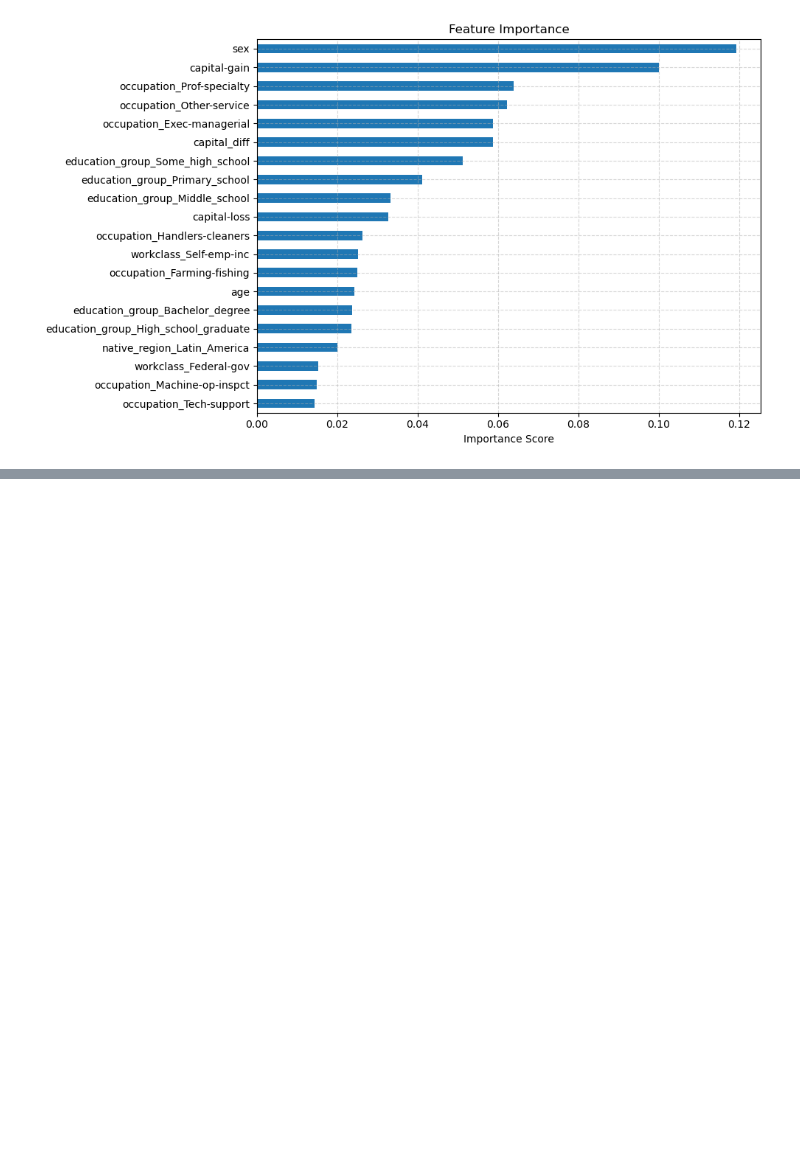
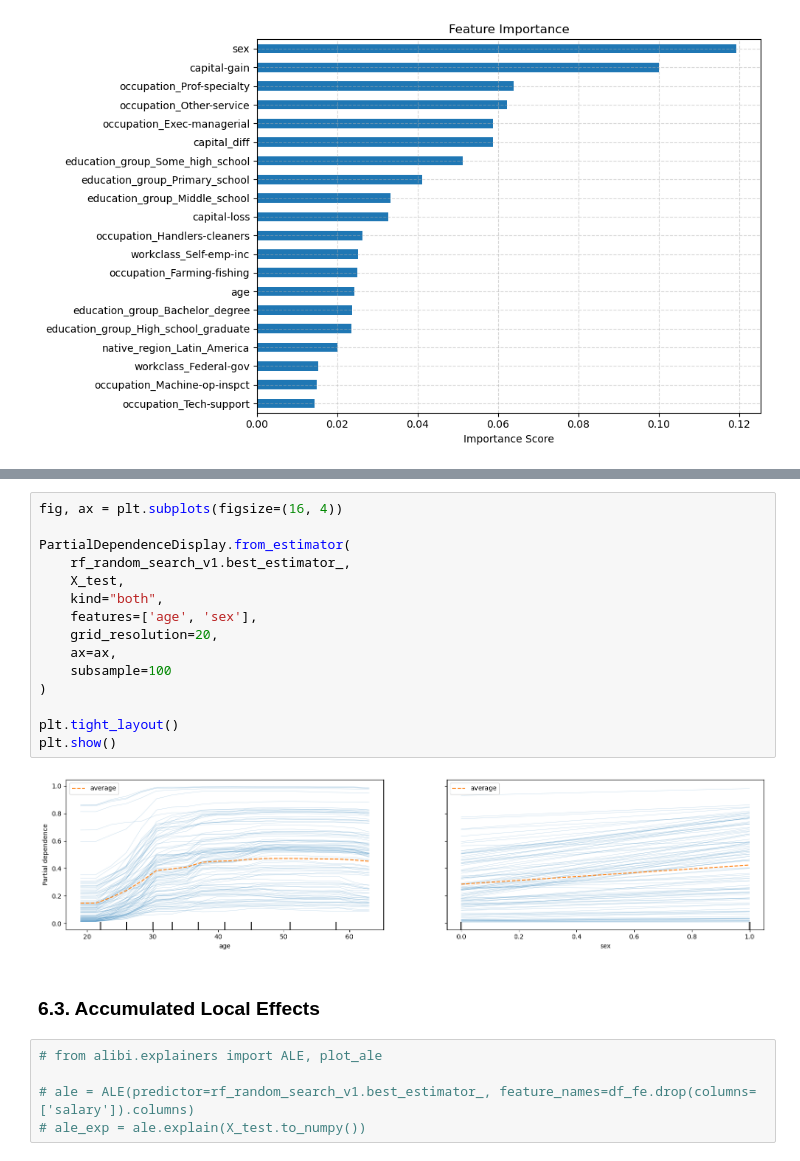
Before and after one commit to maxim-lichko/salary-prediction-classification, a Jupyter notebook: salary_prediction_classification.ipynb, the cells around one changed output, grey strips where cells are left out. Cells and saved outputs as stored; diff of their text form; blank space fills up the shorter version.

```diff
--- a/salary_prediction_classification.ipynb
+++ b/salary_prediction_classification.ipynb
@@ -933,0 +993,24 @@ Confusion Matrix (Test Data):
+# %%
+fig, ax = plt.subplots(figsize=(16, 4))
+
+PartialDependenceDisplay.from_estimator(
+    rf_random_search_v1.best_estimator_,
+    X_test,
+    kind="both",
+    features=['age', 'sex'],
+    grid_resolution=20,
+    ax=ax,
+    subsample=100
+)
+
+plt.tight_layout()
+plt.show()
+# %% [output]
+[figure, added]
+# %% [markdown]
+### 6.3. Accumulated Local Effects
+# %%
+# from alibi.explainers import ALE, plot_ale
+
+# ale = ALE(predictor=rf_random_search_v1.best_estimator_, feature_names=df_fe.drop(columns=['salary']).columns)
+# ale_exp = ale.explain(X_test.to_numpy())
```
Also changed, not shown: parts of 13 cells of this notebook, 1 other file.
